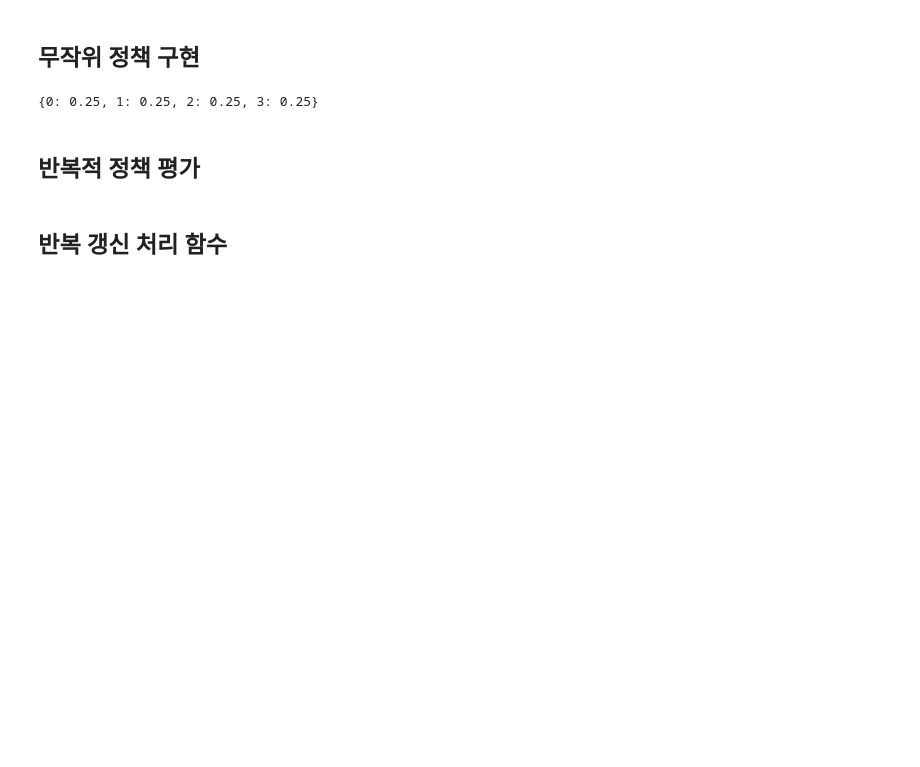
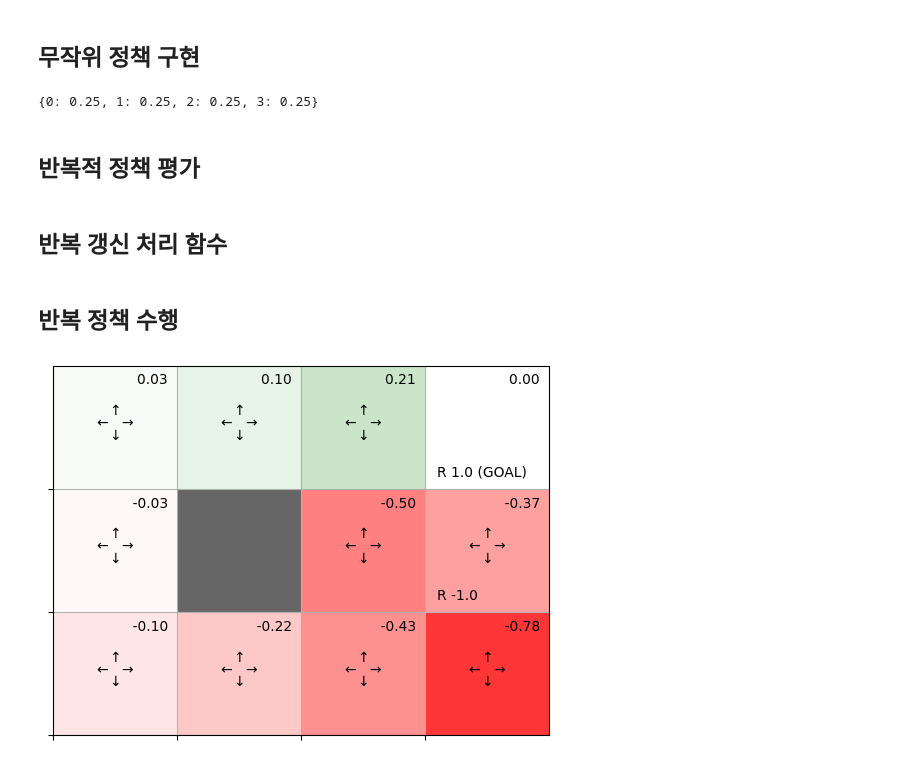
Before and after one commit to bu11ymaguire/studying, a Jupyter notebook: ReinforcementLearning/GridWorld.ipynb, the cells around one changed output. Saved outputs shown, nothing was run; the diff lists cells and outputs as text; code cells hidden in the pictures; blank space fills up the shorter version.

```diff
--- a/ReinforcementLearning/GridWorld.ipynb
+++ b/ReinforcementLearning/GridWorld.ipynb
@@ -185,7 +185,7 @@ class GridWorld:
         ]
     )
 
-    self.goal_stat = (0,3) #목표 지점
+    self.goal_state = (0,3) #목표 지점
     self.wall_state = (1,1) #벽
     self.start_state = (2,0) #시작 지점
     self.agent_state = self.start_state
@@ -225,6 +225,11 @@ class GridWorld:
 
   def reward(self, state, action, next_state):
     return self.reward_map[next_state]
+
+  def render_v(self, v=None, policy=None, print_value=True):
+        renderer = gridworld_render.Renderer(self.reward_map, self.goal_state,
+                                          self.wall_state)
+        renderer.render_v(v, policy, print_value)
 # %%
 env = GridWorld()
 
@@ -323,3 +328,26 @@ def policy_eval(pi, V, env, gamma, threshold = 0.001):
         break
 
   return V
+# %% [markdown]
+## 반복 정책 수행
+# %%
+env = GridWorld()
+gamma = 0.9
+
+pi = defaultdict(lambda :{0:0.25,1:0.25,2:0.25,3:0.25})
+V = defaultdict(lambda : 0)
+
+# Monkey-patching the render_v method to fix NameError
+import types
+def fixed_render_v(self, v=None, policy=None, print_value=True):
+    # This version directly calls Renderer instead of gridworld_render.Renderer
+    renderer = Renderer(self.reward_map, self.goal_state,
+                                      self.wall_state)
+    renderer.render_v(v, policy, print_value)
+
+env.render_v = types.MethodType(fixed_render_v, env)
+
+V = policy_eval(pi, V, env, gamma)
+env.render_v(V, pi)
+# %% [output]
+[figure, added]
```
